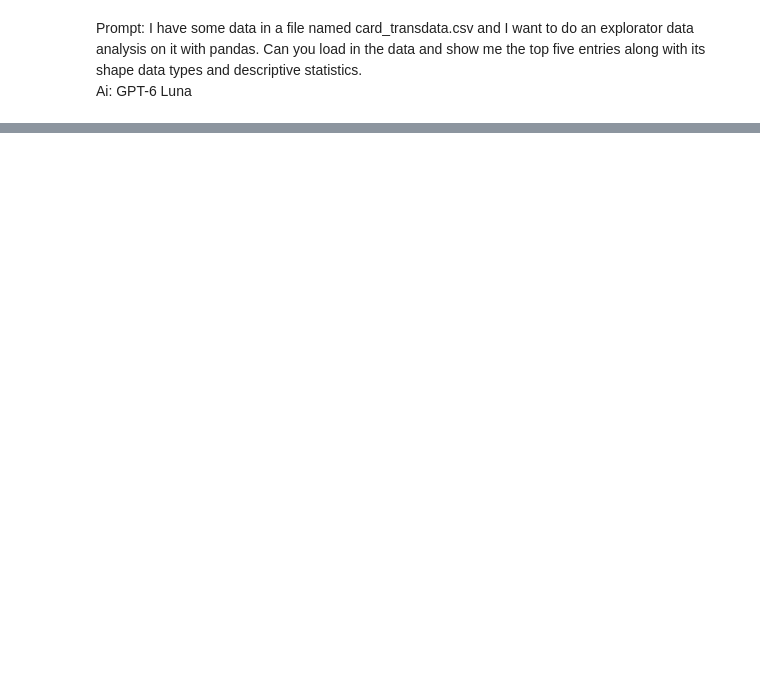
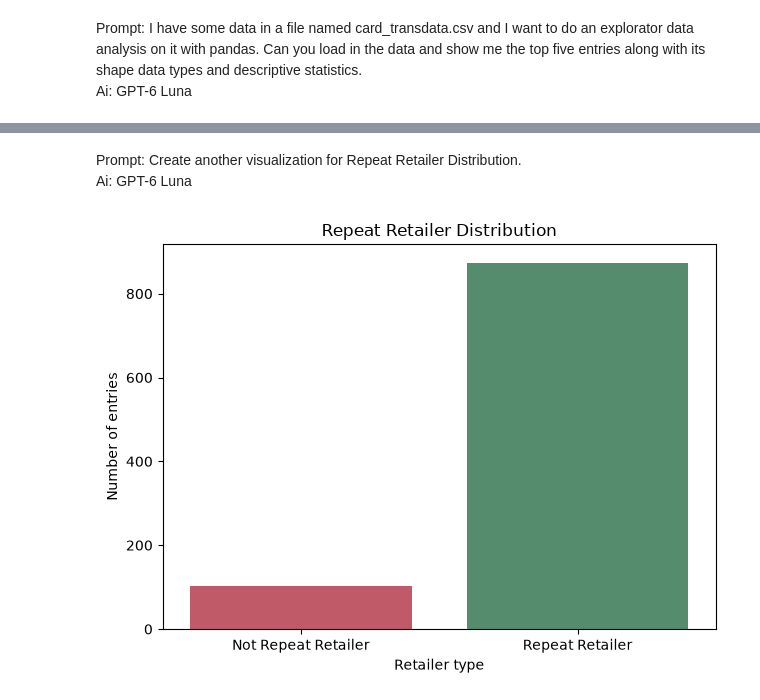
Before and after one commit to CarsonSpenn99/DataScience, a Jupyter notebook: code.ipynb, the cells around one changed output, grey strips where cells are left out. Saved outputs shown, nothing was run; the diff lists cells and outputs as text; code cells hidden in the pictures; blank space fills up the shorter version.

```diff
--- a/code.ipynb
+++ b/code.ipynb
@@ -56,0 +137,26 @@ Prompt: Display how many values are missing in each row.
+# %% [markdown]
+Prompt: Create another visualization for Repeat Retailer Distribution.
+<br> Ai: GPT-6 Luna
+# %%
+import matplotlib.pyplot as plt
+import seaborn as sns
+
+retailer_status = cleaned_df["repeat_retailer"].map(
+    {0: "Not Repeat Retailer", 1: "Repeat Retailer"}
+)
+
+sns.countplot(
+    x=retailer_status,
+    hue=retailer_status,
+    order=["Not Repeat Retailer", "Repeat Retailer"],
+    hue_order=["Not Repeat Retailer", "Repeat Retailer"],
+    palette={"Not Repeat Retailer": "#D1495B", "Repeat Retailer": "#4C956C"},
+    legend=False,
+)
+plt.title("Repeat Retailer Distribution")
+plt.xlabel("Retailer type")
+plt.ylabel("Number of entries")
+plt.tight_layout()
+plt.show()
+# %% [output]
+[figure, added]
```
Also changed, not shown: parts of 21 cells of this notebook.
